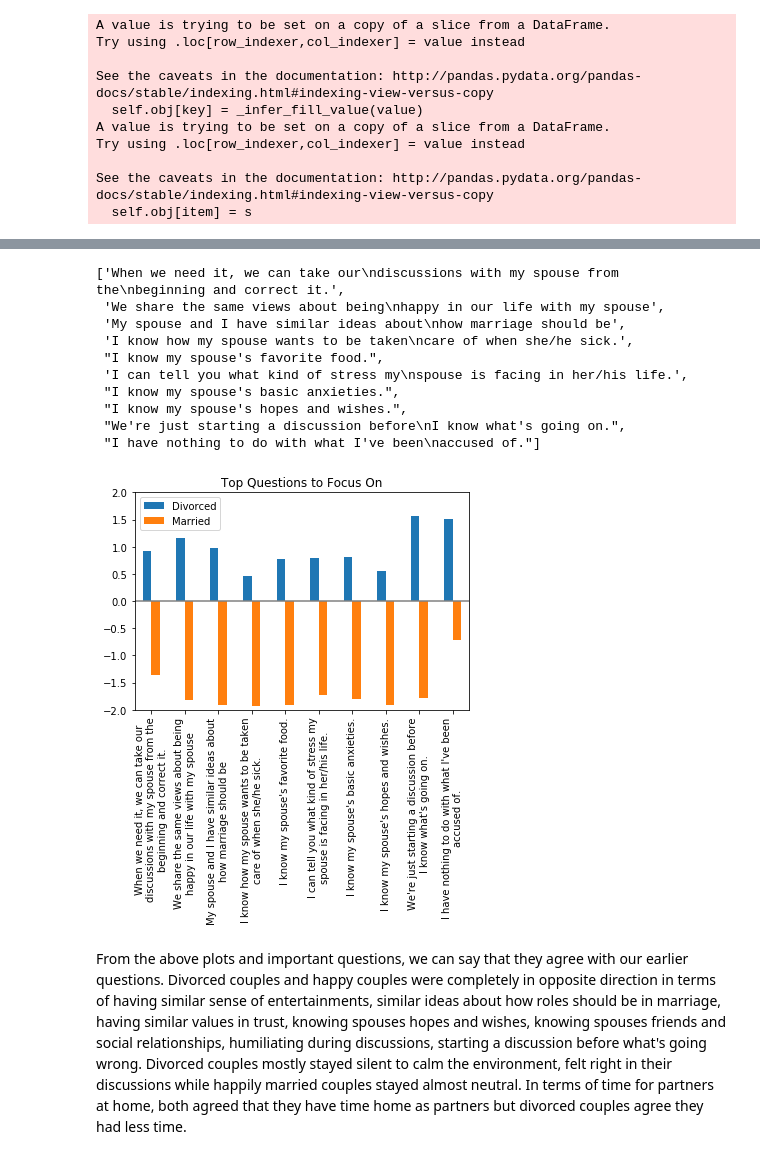
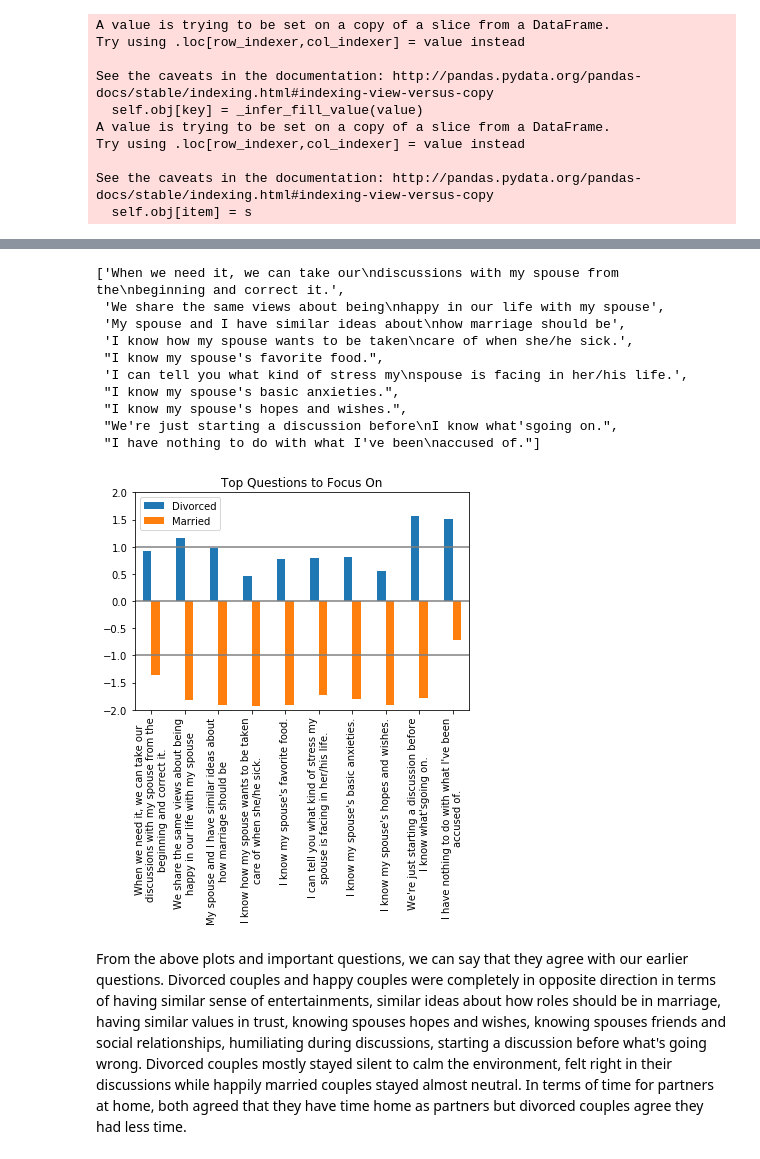
Before and after one commit to ranamahmud/write-a-data-science-blog-post-udacity, a Jupyter notebook: Project 1 Write A Data Science Blog Post.ipynb, the cells around one changed output, grey strips where cells are left out. Drawn from its saved outputs; the diff is of its cells as text; code cells hidden in the pictures.

```diff
--- a/Project 1 Write A Data Science Blog Post.ipynb
+++ b/Project 1 Write A Data Science Blog Post.ipynb
@@ -150,17 +153,19 @@ This data 55 variable and 170 observations. Variable Atr1 to Atr54 are questions
 ## Data Preperation <a class="anchor" id="data-preperation"></a>
 # %%
 # first we'll create a dictionary of the original questions
-questions = "1. If one of us apologizes when our discussion deteriorates, the discussion ends.\
-2. I know we can ignore our differences, even if things get hard sometimes.\
-3. When we need it, we can take our discussions with my spouse from the beginning and correct it.\
-4. When I discuss with my spouse, to contact him will eventually work.\
+questions = "1. If one of us apologizes when our discussion deteriorates,\
+the discussion ends. 2. I know we can ignore our differences, even if things \
+get hard sometimes. 3. When we need it, we can take our discussions with my \
+spouse from the beginning and correct it. 4. When I discuss with my spouse,\
+to contact him will eventually work.\
 5. The time I spent with my wife is special for us.\
 6. We don\'t have time at home as partners.\
-7. We are like two strangers who share the same environment at home rather than family.\
-8. I enjoy our holidays with my wife.\
+7. We are like two strangers who share the same environment at home rather\
+than family. 8. I enjoy our holidays with my wife.\
 9. I enjoy traveling with my wife.\
 10. Most of our goals are common to my spouse.\
-11. I think that one day in the future, when I look back, I see that my spouse and I have been in harmony with each other.\
+11. I think that one day in the future, when I look back,\
+I see that my spouse and I have been in harmony with each other.\
 12. My spouse and I have similar values in terms of personal freedom.\
 13. My spouse and I have similar sense of entertainment.\
 14. Most of our goals for people (children, friends, etc.) are the same.\
@@ -181,22 +186,26 @@ questions = "1. If one of us apologizes when our discussion deteriorates, the di
 29. I know my spouse very well.\
 30. I know my spouse\'s friends and their social relationships.\
 31. I feel aggressive when I argue with my spouse.\
-32. When discussing with my spouse, I usually use expressions such as ‘you always’ or ‘you never’ .\
-33. I can use negative statements about my spouse\'s personality during our discussions.\
+32. When discussing with my spouse, I usually use expressions such as \
+‘you always’ or ‘you never’ .\
+33. I can use negative statements about my spouse\'s personality \
+during our discussions.\
 34. I can use offensive expressions during our discussions.\
 35. I can insult my spouse during our discussions.\
 36. I can be humiliating when we discussions.\
 37. My discussion with my spouse is not calm.\
 38. I hate my spouse\'s way of open a subject.\
 39. Our discussions often occur suddenly.\
-40. We\'re just starting a discussion before I know what\'s going on.\
+40. We\'re just starting a discussion before I know what\'s\
+going on.\
 41. When I talk to my spouse about something, my calm suddenly breaks.\
 42. When I argue with my spouse, ı only go out and I don\'t say a word.\
 43. I mostly stay silent to calm the environment a little bit.\
 44. Sometimes I think it\'s good for me to leave home for a while.\
 45. I\'d rather stay silent than discuss with my spouse.\
 46. Even if I\'m right in the discussion, I stay silent to hurt my spouse.\
-47. When I discuss with my spouse, I stay silent because I am afraid of not being able to control my anger.\
+47. When I discuss with my spouse, I stay silent because I am afraid of \
+not being able to control my anger.\
 48. I feel right in our discussions.\
 49. I have nothing to do with what I\'ve been accused of.\
 50. I\'m not actually the one who\'s guilty about what I'm accused of.\
@@ -492,7 +503,7 @@ Out of top similar opinion answered on average divorced couples most stayed sile
 Here we'll use recursive feature elimination to select the features that can best predict a divorce. Selected features will be the most important thing couples need to focus in order to prevent divorce.
 # %%
 # seperate the data in X and Y
-X =  df.drop("class",axis = 1)
+X =  df_new.drop("class",axis = 1)
 y = df["class"].map({"Married":0, "Divorced": 1})
 # %%
 # instantiate model
@@ -500,7 +511,7 @@ estimator = LinearSVC(random_state=1111)
 # instaniate RFE
 selector = RFE(estimator, 10, step=1)
 # fit RFE
-selector = selector.fit(df_new.drop("class",axis = 1), df[['class']])
+selector = selector.fit(X, y)
 # print the results
 print(selector.support_)
 print(selector.ranking_)
@@ -560,5 +575,5 @@ top_questions
  'I can tell you what kind of stress my\nspouse is facing in her/his life.',
  "I know my spouse's basic anxieties.",
  "I know my spouse's hopes and wishes.",
- "We're just starting a discussion before\nI know what's going on.",
+ "We're just starting a discussion before\nI know what'sgoing on.",
  "I have nothing to do with what I've been\naccused of."]
@@ -565,11 +585,13 @@ top_questions
 # %%
 top_mean.plot(kind='bar')
 plt.axhline(y=0,color="gray")
+plt.axhline(y=1,color="gray")
+plt.axhline(y=-1,color="gray")
 plt.title("Top Questions to Focus On")
 plt.ylim(-2,2)
 plt.legend(loc='upper left');
 # %% [output]
-[figure, old version]
+[figure, new version]
 # %% [markdown]
 From the above plots and important questions, we can say that they agree with our earlier questions.
 Divorced couples and happy couples were completely in opposite direction in terms of having similar sense of entertainments, similar ideas about how roles should be in marriage, having similar values in trust, knowing spouses hopes and wishes, knowing spouses friends and social relationships, humiliating during discussions, starting a discussion before what's going wrong.
```
Also changed, not shown: parts of 22 cells of this notebook.
